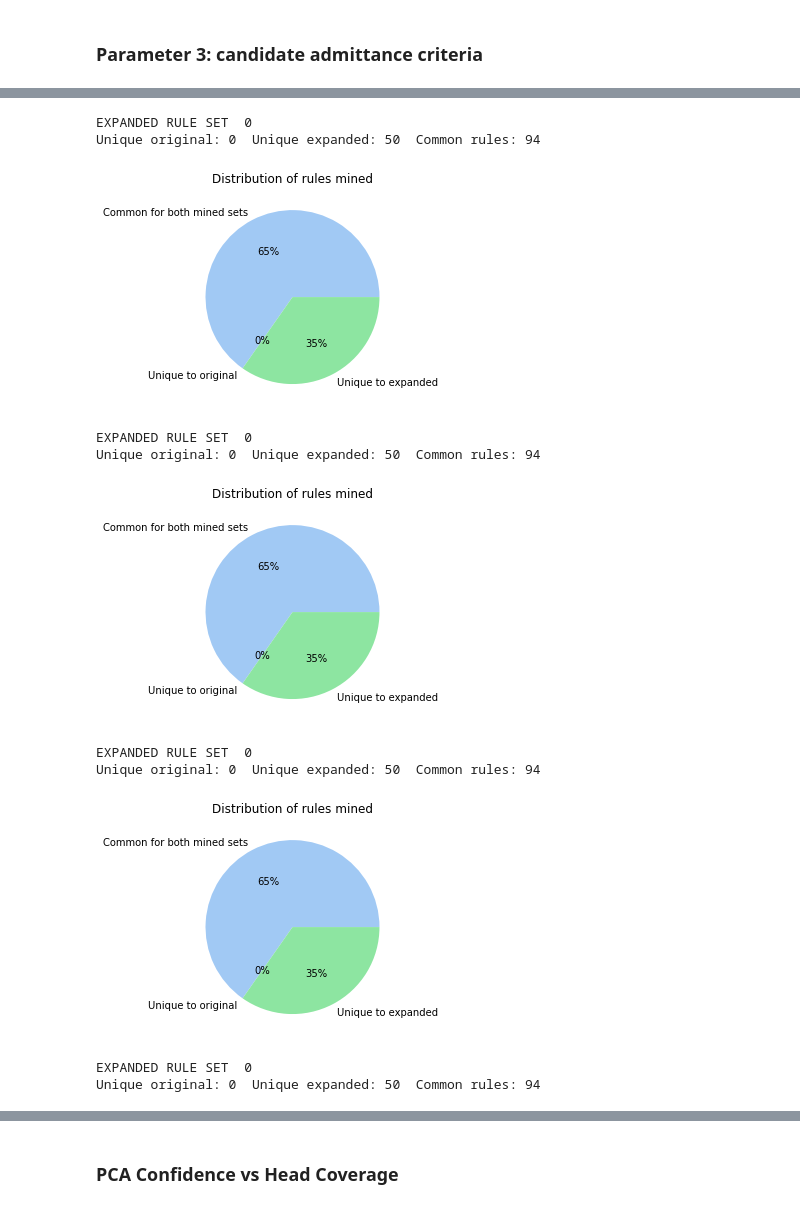
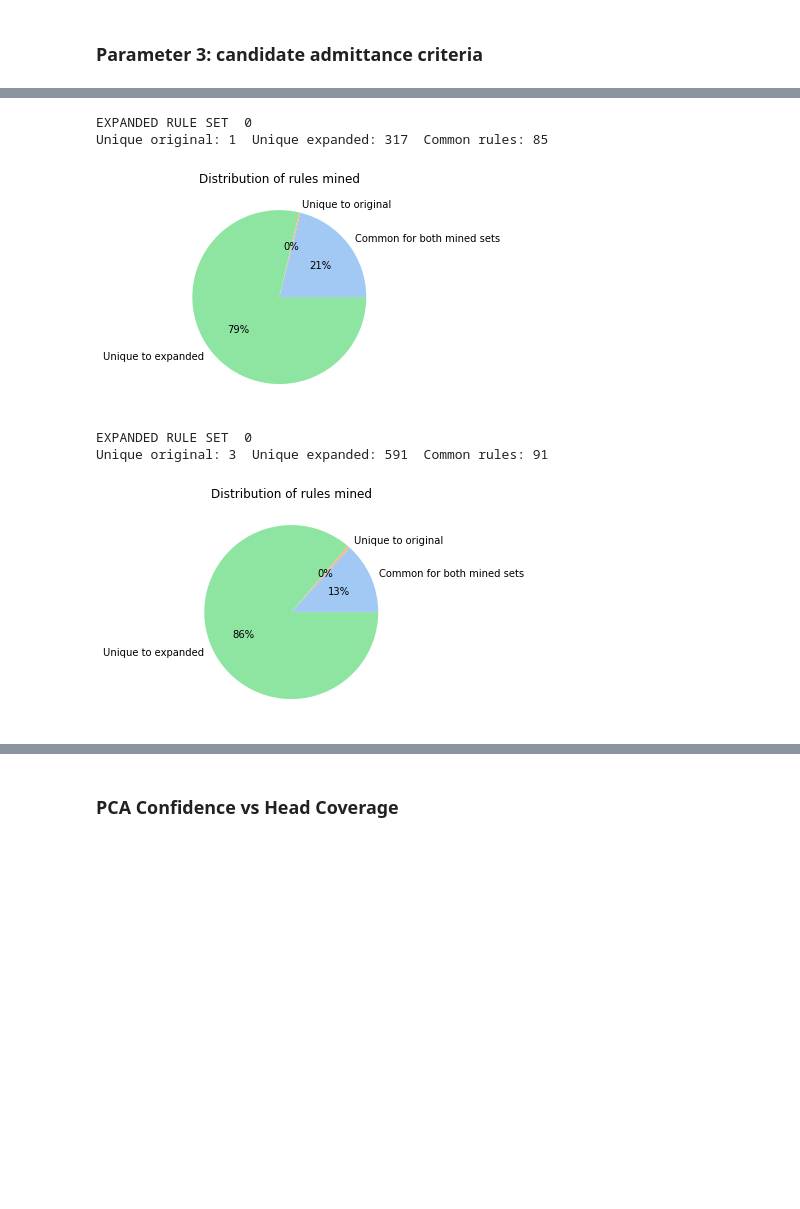
Before and after one commit to JohannaJo/master-latex-template, a Jupyter notebook: code/Visualization.ipynb, the cells around one changed output, grey strips where cells are left out. Cells and saved outputs as stored; diff of their text form; code cells hidden in the pictures; blank space fills up the shorter version.

```diff
--- a/code/Visualization.ipynb
+++ b/code/Visualization.ipynb
@@ -18,3 +21,35 @@ parameter_combinations = pd.read_pickle("./parameter_combinations.pkl")
 
 original_rules_median_PCA = original_rules["PCA Confidence"].median()
 original_rules_median_HC = original_rules["Head Coverage"].median()
+# %%
+"""
+# load saved rules
+original_rules = pd.read_pickle("./max_entities_250/original_rules.pkl")
+mined_rules = pd.read_pickle("./max_entities_250/mined_rules.pkl")
+mined_rules_parameters = pd.read_pickle("./max_entities_250/mined_rules_parameters.pkl")
+#mined_rules_parameters_w_random = pd.read_pickle("./mined_rules_parameters_w_random.pkl")
+
+parameter_combinations = pd.read_pickle("./max_entities_250/parameter_combinations.pkl")
+
+original_rules_median_PCA = original_rules["PCA Confidence"].median()
+original_rules_median_HC = original_rules["Head Coverage"].median()
+"""
+# %%
+import numpy as np
+import models
+from rule_mining import rule_mining
+
+original_kb = np.loadtxt("family_subset.txt", dtype = 'object')
+# %%
+# add rules mined from randomly selected candidates
+extended_kb, admitted_candidates = extend_kb(original_kb, models.complEx, "probabilistic", ("random", 1100), max_entities=250)
+rules = rule_mining(extended_kb)
+number_of_rules = len(rules)
+parameter_list = ["Rand cand","Rand cand","Rand cand"]
+parameter_full = [parameter_list for j in range(number_of_rules)]
+parameter_full_df = pd.DataFrame(parameter_full, columns=["Model", "Entity_selection", "Candidate_criteria"])
+original_rules_parameters= pd.concat([rules, parameter_full_df], axis=1)
+original_rules_parameters['PCA Confidence'] = original_rules_parameters['PCA Confidence'].apply(lambda x: float(x.replace(',','.')))
+original_rules_parameters['Head Coverage'] = original_rules_parameters['Head Coverage'].apply(lambda x: float(x.replace(',','.')))
+#mined_rules.append(original_rules_parameters)
+mined_rules_parameters = pd.concat([mined_rules_parameters,original_rules_parameters])
@@ -20,0 +62,2 @@ original_rules_median_HC = original_rules["Head Coverage"].median()
+# %%
+mined_rules_parameters = mined_rules_parameters.loc[(mined_rules_parameters["Candidate_criteria"] == "('rank_cutoff', 1)") | (mined_rules_parameters["Candidate_criteria"] == 'Original rules') | (mined_rules_parameters["Candidate_criteria"] == 'Rand cand')]
@@ -260,16 +312,11 @@ plt.legend();
 # %%
 for percent in config.percents:
-    percent_df = get_dataframe_to_plot(mined_rules_parameters, "Candidate_criteria", str(rank))
+    percent_df = get_dataframe_to_plot(mined_rules_parameters, "Candidate_criteria", str(percent))
     display_comparison(original_rules, percent_df.drop_duplicates("Rule"))
 # %% [output]
 EXPANDED RULE SET  0
-Unique original: 0  Unique expanded: 50  Common rules: 94
+Unique original: 1  Unique expanded: 317  Common rules: 85
-[figure, old version]
+[figure, new version]
 EXPANDED RULE SET  0
-Unique original: 0  Unique expanded: 50  Common rules: 94
+Unique original: 3  Unique expanded: 591  Common rules: 91
-[figure, old version]
+[figure, new version]
-EXPANDED RULE SET  0
-Unique original: 0  Unique expanded: 50  Common rules: 94
-[figure, removed]
-EXPANDED RULE SET  0
-Unique original: 0  Unique expanded: 50  Common rules: 94
```
Also changed, not shown: parts of 32 cells of this notebook.
